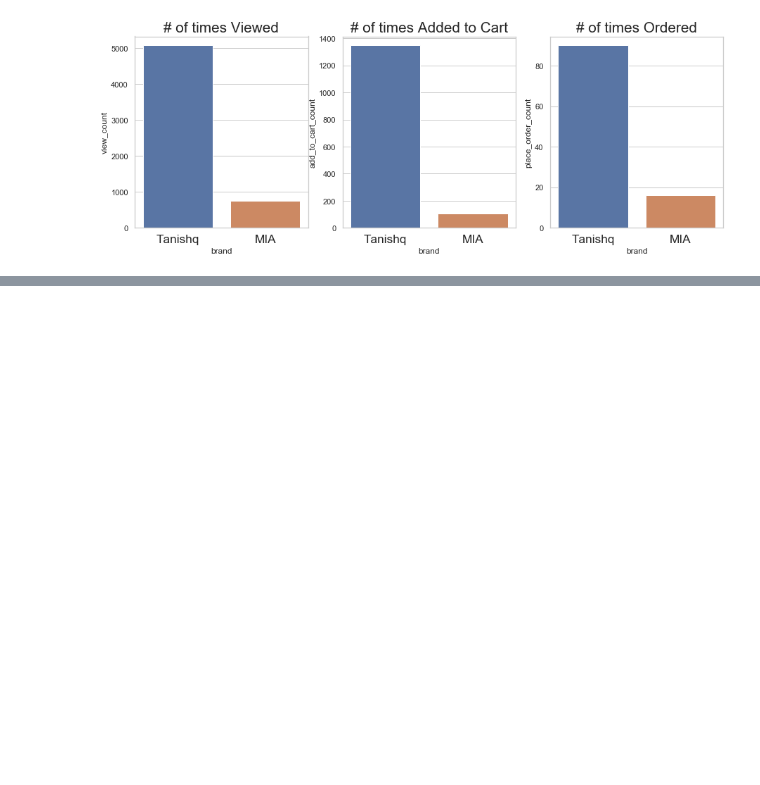
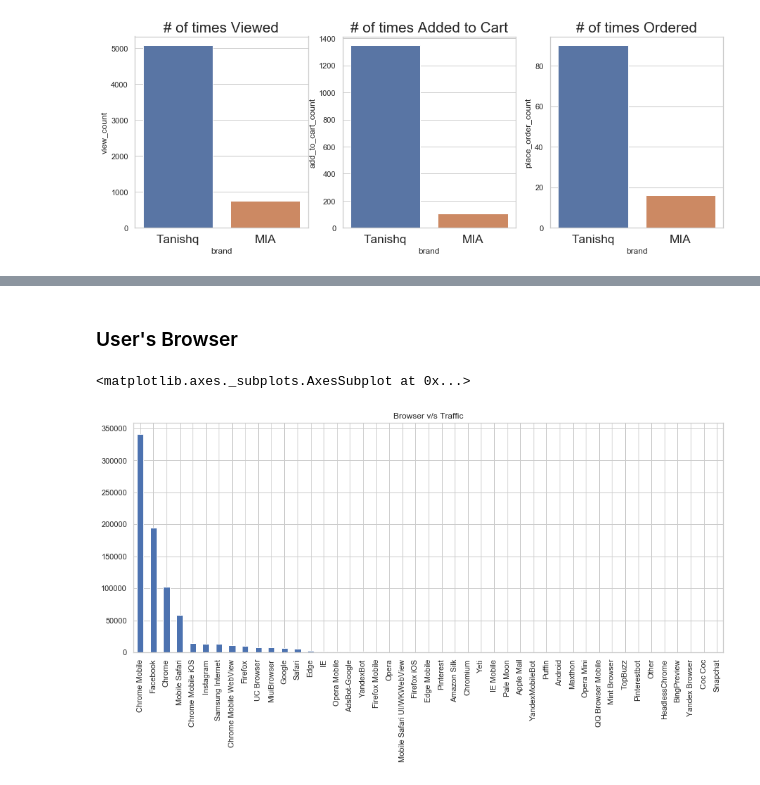
Before and after one commit to cs145442/pet-projects, a Jupyter notebook: yfret/master_data_analysis.ipynb, the cells around one changed output, grey strips where cells are left out. Drawn from its saved outputs; the diff is of its cells as text; code cells hidden in the pictures; blank space fills up the shorter version.

```diff
--- a/yfret/master_data_analysis.ipynb
+++ b/yfret/master_data_analysis.ipynb
@@ -481,0 +491,7 @@ chart_po.plot()
+# %% [markdown]
+### User's Browser
+# %%
+event_df['user_agent_browser'].value_counts().plot(kind='bar', figsize=(15, 6), title="Browser v/s Traffic")
+# %% [output]
+<matplotlib.axes._subplots.AxesSubplot at 0x...>
+[figure, added]
```
Also changed, not shown: parts of 7 cells of this notebook.
